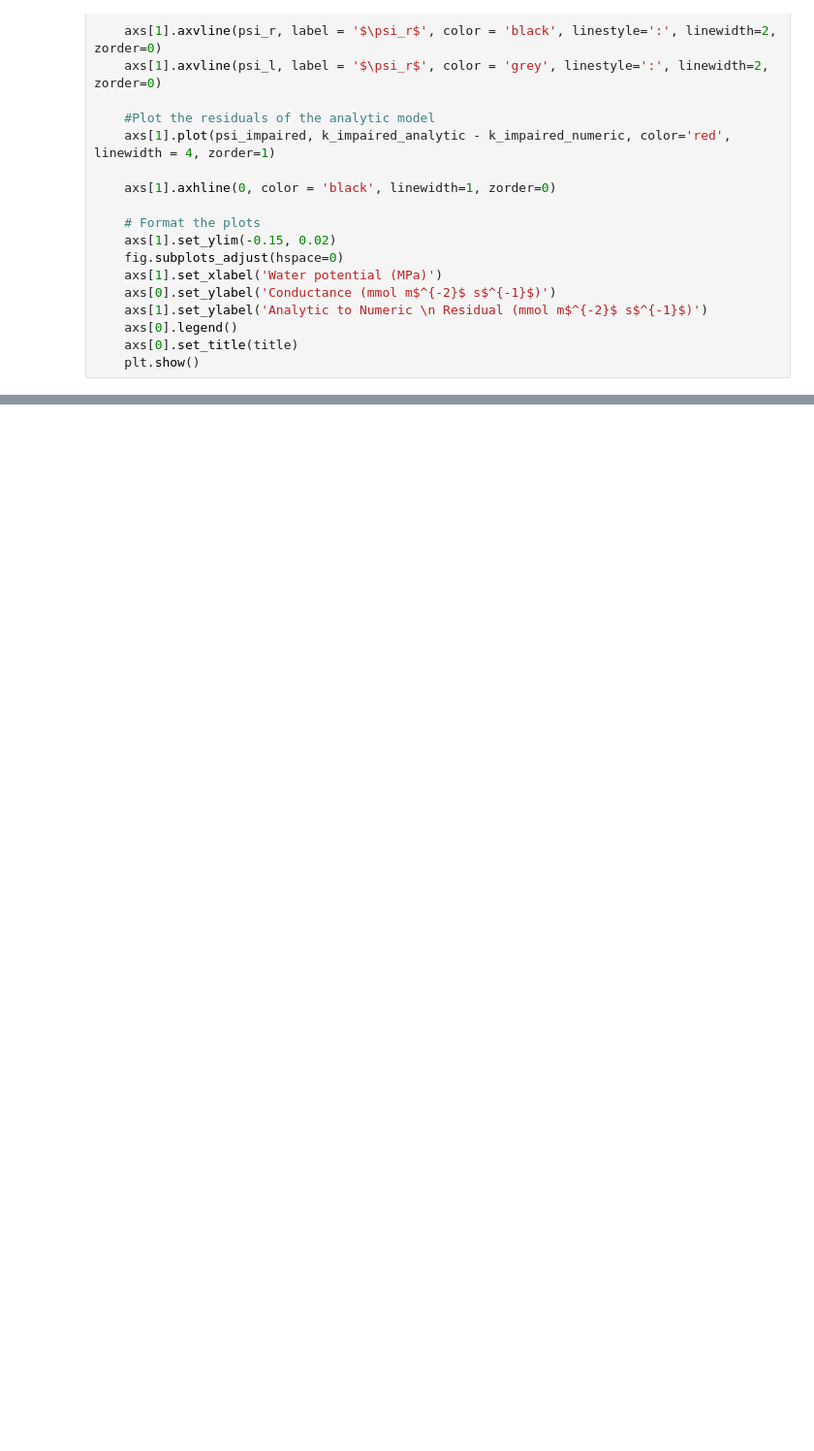
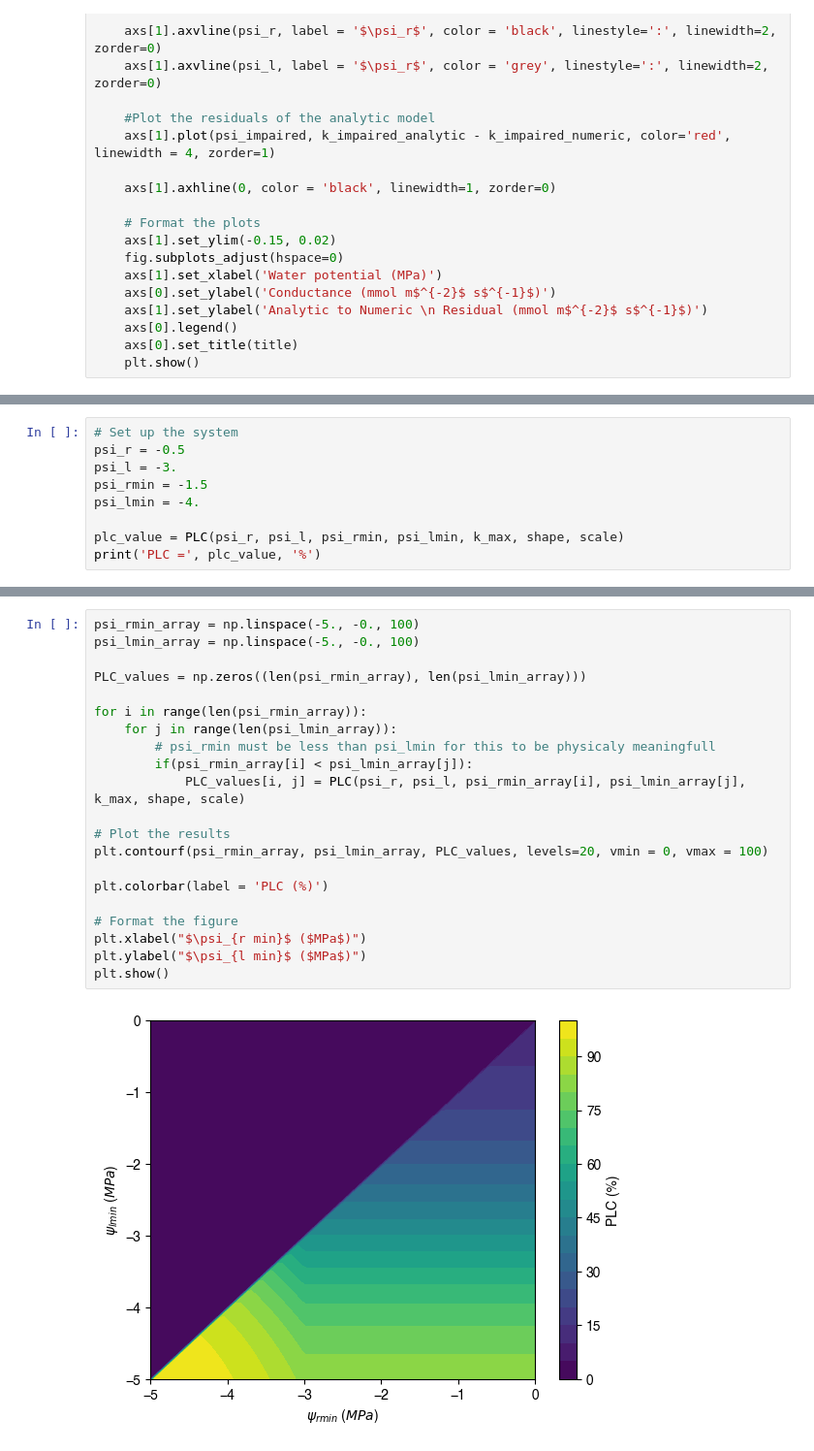
Before and after one commit to CaleBaguley/profit-optimisation-model, a Jupyter notebook: note books/Trunk_water_potential_function.ipynb, the cells around one changed output, grey strips where cells are left out. Shown at 97% size. Saved outputs shown, nothing was run; the diff lists cells and outputs as text; blank space fills up the shorter version.

```diff
--- a/note books/Trunk_water_potential_function.ipynb
+++ b/note books/Trunk_water_potential_function.ipynb
@@ -704,0 +763,9 @@ Finished at step 999999 of 1000000
+# %%
+# Set up the system
+psi_r = -0.5
+psi_l = -3.
+psi_rmin = -1.5
+psi_lmin = -4.
+
+plc_value = PLC(psi_r, psi_l, psi_rmin, psi_lmin, k_max, shape, scale)
+print('PLC =', plc_value, '%')
@@ -704,0 +777,23 @@ Finished at step 999999 of 1000000
+# %%
+psi_rmin_array = np.linspace(-5., -0., 100)
+psi_lmin_array = np.linspace(-5., -0., 100)
+
+PLC_values = np.zeros((len(psi_rmin_array), len(psi_lmin_array)))
+
+for i in range(len(psi_rmin_array)):
+    for j in range(len(psi_lmin_array)):
+        # psi_rmin must be less than psi_lmin for this to be physicaly meaningfull
+        if(psi_rmin_array[i] < psi_lmin_array[j]):
+            PLC_values[i, j] = PLC(psi_r, psi_l, psi_rmin_array[i], psi_lmin_array[j], k_max, shape, scale)
+
+# Plot the results
+plt.contourf(psi_rmin_array, psi_lmin_array, PLC_values, levels=20, vmin = 0, vmax = 100)
+
+plt.colorbar(label = 'PLC (%)')
+
+# Format the figure
+plt.xlabel("$\psi_{r min}$ ($MPa$)")
+plt.ylabel("$\psi_{l min}$ ($MPa$)")
+plt.show()
+# %% [output]
+[figure, added]
```
Also changed, not shown: parts of 5 cells of this notebook.
